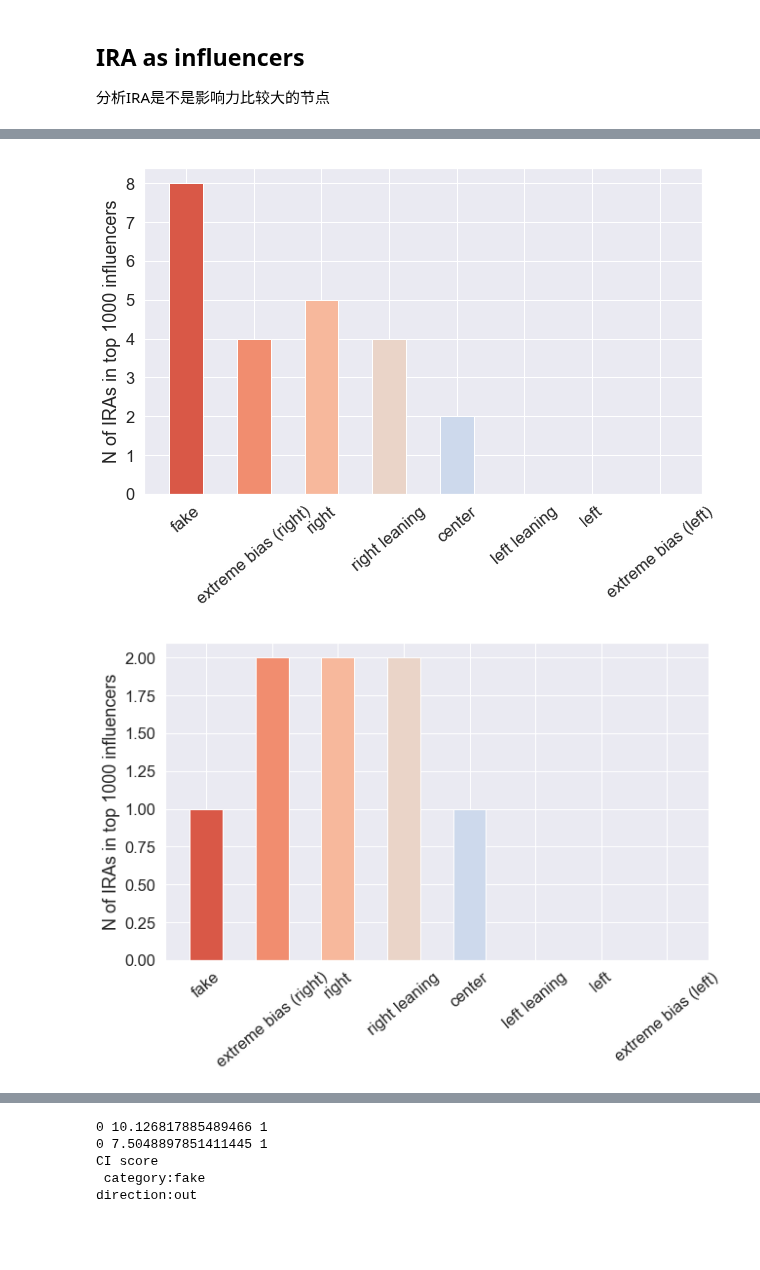
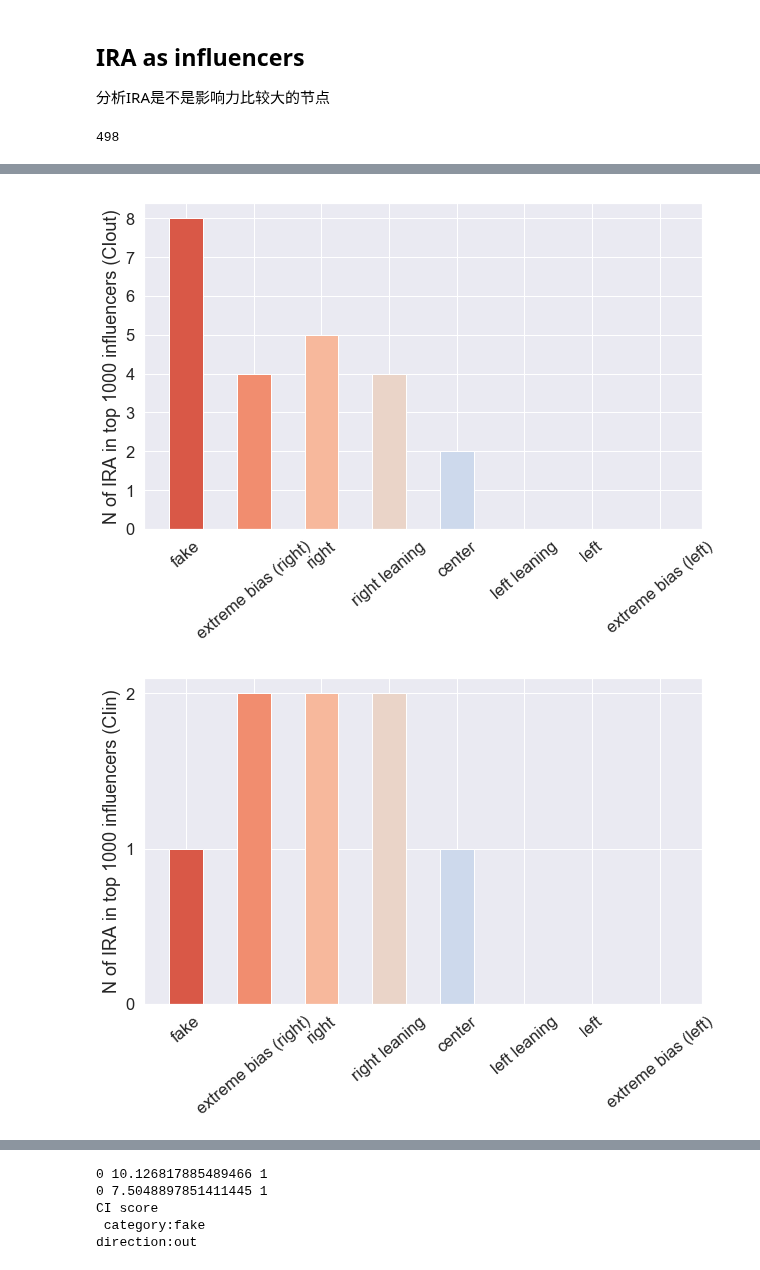
Before and after one commit to kayzhou/fake_news_during_election, a Jupyter notebook: all_tweets.ipynb, the cells around one changed output, grey strips where cells are left out. Cells and saved outputs as stored; diff of their text form; code cells hidden in the pictures; blank space fills up the shorter version.

```diff
--- a/all_tweets.ipynb
+++ b/all_tweets.ipynb
@@ -530,5 +729,6 @@ def plot_col(BT, col_name):
 # %%
-comm = json.load(open("data/ira-ret-community.json"))
+comm = json.load(open("data/louvain_rst.json"))
+# comm = json.load(open("data/ira-ret-community.json"))
 # %%
 def plot_community(cNum):
     # get users
@@ -620,0 +856,13 @@ plot_community(23)
+# %%
+for lab in labels:
+    d = IRA_users.sort_values(lab + "_source", ascending=False)
+    d = d[[lab, lab + "_source"]].head(25)
+    # display(d)
+    d.to_csv(f"data/IRA_{lab}_originators_top25.csv")
+# %%
+for lab in labels:
+    IRA_users.loc[:, lab + "_retweet"] = IRA_users[lab] - IRA_users[lab + "_source"]
+    d = IRA_users.sort_values(lab + "_retweet", ascending=False)
+    d = d[[lab, lab + "_retweet"]].head(25)
+    # display(d)
+    d.to_csv(f"data/IRA_{lab}_retweeters_top25.csv")
@@ -987,3 +1198,22 @@ def get_cdf_pdf(data, mini=0, maxi=0, step=0, norm=True, scale=False):
     pdf = pd.Series(pdf)
 
     return x, cdf, pdf
+# %%
+labels = [
+    "fake",
+    "extreme bias (right)",
+    "right",
+    "right leaning",
+    "center",
+    "left leaning",
+    "left",
+    "extreme bias (left)"
+]
+
+# all_users = pd.read_csv("data/all-users-mbfc.csv", index_col="user_id", dtype={"user_id": str})
+users = pd.read_csv("data/all-users-v2.csv", index_col="user_id",
+                    usecols =["user_id", "is_IRA"], dtype={"user_id": str, "is_IRA": int})
+IRA_users = users[users.is_IRA > 0]
+print(len(IRA_users))
+# %% [output]
+498
@@ -990,26 +1233,10 @@ def get_cdf_pdf(data, mini=0, maxi=0, step=0, norm=True, scale=False):
 # %%
-labels = [
-    "fake",
-    "extreme bias (right)",
-    "right",
-    "right leaning",
-    "center",
-    "left leaning",
-    "left",
-    "extreme bias (left)"
-]
-
-# all_users = pd.read_csv("data/all-users-mbfc.csv", index_col="user_id", dtype={"user_id": str})
-users = pd.read_csv("data/all-users-v2.csv", index_col="user_id",
-                    usecols =["user_id", "is_IRA"], dtype={"user_id": str, "is_IRA": int})
-IRA_users = users[users.is_IRA > 0]
-print(len(IRA_users))
-
 top_num = 1000
 
 len_intersection = {}
 dict_CI = defaultdict(dict)
 dict_ira_rank = {}
+top_10_users = {}
 
 for label in tqdm(labels):
 #     print(label, "...")
@@ -1033,9 +1260,9 @@ for label in tqdm(labels):
             except:
                 pass
 
-#         print("---- IRA rank ----")
+#         print(f"---- IRA rank ---- {label} {dire}")
         ira_rank = sorted(ira_rank.items(), key=lambda d: d[1])
-#         print(ira_rank)
+        top_10_users[f"{label}_{dire}"] = ira_rank[:10]
 
         len_intersection[dire + "_" + label] = len(set_CI_users & set_source_users)
         # print("参与人数：", len(IRA_CI), len(sort_user_CI))
@@ -1068,6 +1295,7 @@ display(pd.Series(dict_ira_rank))
 
 
 # 交集
+
 def plot_corr(cor, dire):
     # display(cor)
     plt.figure(figsize=(10, 6))
@@ -1076,7 +1304,10 @@ def plot_corr(cor, dire):
         plt.bar(i, cor[dire + "_" + labels[i]], width=0.5,
                   color=sns.color_palette("coolwarm", len(labels))[len(labels) - 1 - i])
     plt.xticks(x, labels, rotation=40)
-    plt.ylabel('N of IRAs in top {} influencers'.format(top_num))
+
+    if dire == "in":
+        plt.yticks([0, 1, 2])
+    plt.ylabel(f'N of IRA in top {top_num} influencers (CI{dire})'.format(top_num))
     plt.savefig("fig/size-of-inter-{}-{}-v2.pdf".format(top_num, dire),
                   dpi=300, bbox_inches='tight')
     plt.show()
@@ -1148,2 +1378,2 @@ dtype: object
-[figure, old version]
+[figure, new version]
-[figure, old version]
+[figure, new version]
```
Also changed, not shown: parts of 35 cells of this notebook, 10 other files.
